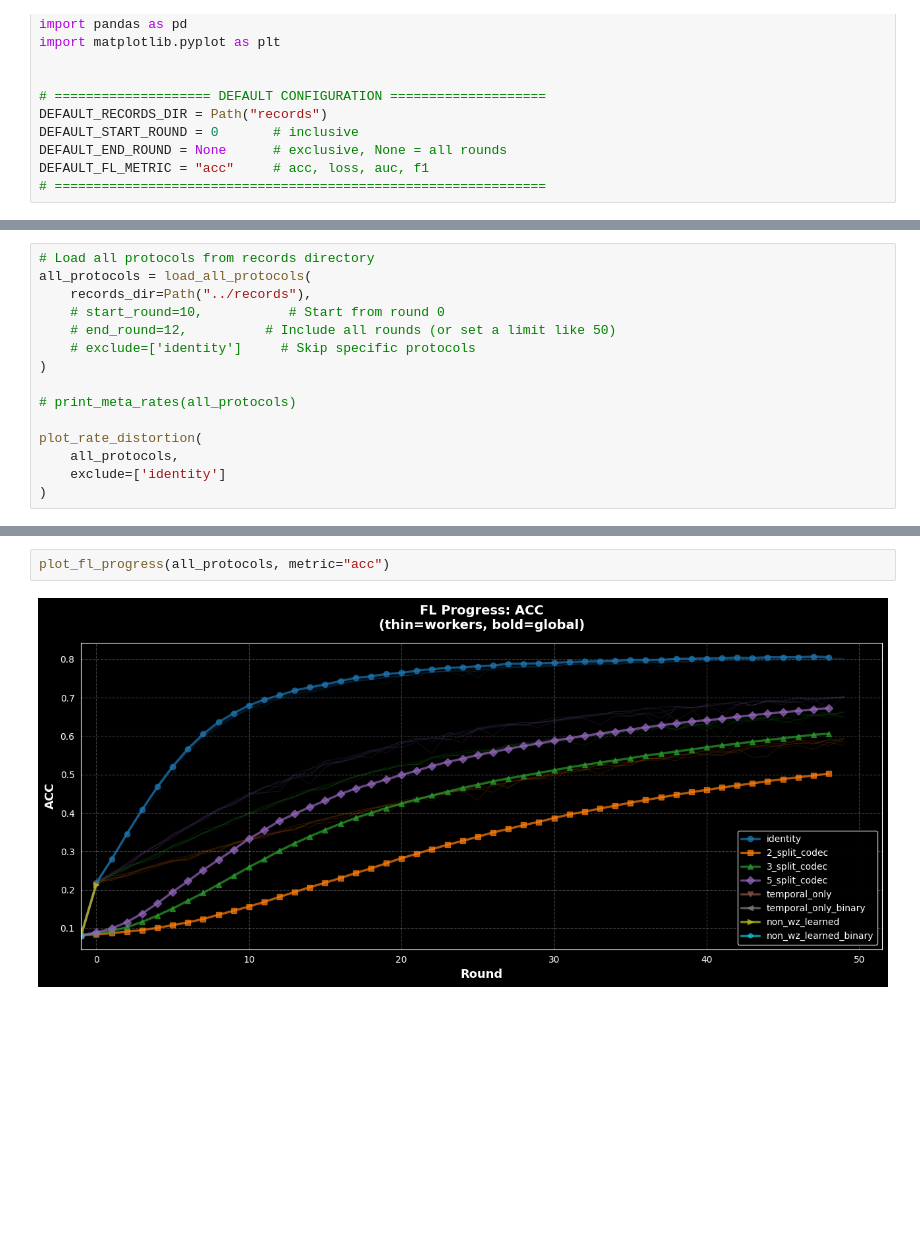
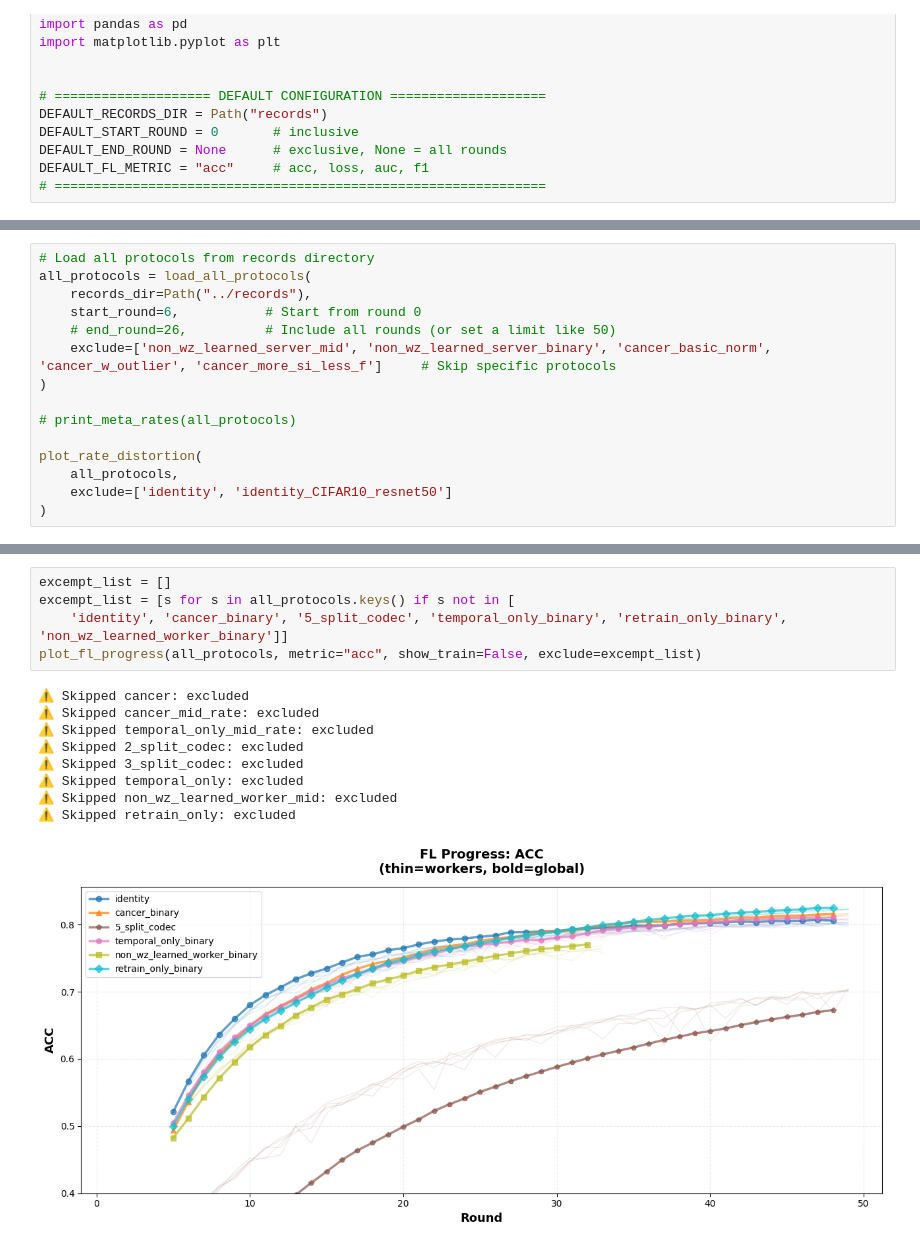
Before and after one commit to HosseinOutward/VUB-ACS-25_Thesis, a Jupyter notebook: FL_code/experiments/records_analysis.ipynb, the cells around one changed output, grey strips where cells are left out. Saved outputs shown, nothing was run; the diff lists cells and outputs as text; blank space fills up the shorter version.

```diff
--- a/FL_code/experiments/records_analysis.ipynb
+++ b/FL_code/experiments/records_analysis.ipynb
@@ -228,15 +240,15 @@ def plot_rate_distortion_progress(all_protocols: Dict[str, pd.DataFrame], dist_c
 # Load all protocols from records directory
 all_protocols = load_all_protocols(
     records_dir=Path("../records"),
-    # start_round=10,           # Start from round 0
-    # end_round=12,          # Include all rounds (or set a limit like 50)
-    # exclude=['identity']     # Skip specific protocols
+    start_round=6,           # Start from round 0
+    # end_round=26,          # Include all rounds (or set a limit like 50)
+    exclude=['non_wz_learned_server_mid', 'non_wz_learned_server_binary', 'cancer_basic_norm', 'cancer_w_outlier', 'cancer_more_si_less_f']     # Skip specific protocols
 )
 
 # print_meta_rates(all_protocols)
 
 plot_rate_distortion(
     all_protocols,
-    exclude=['identity']
+    exclude=['identity', 'identity_CIFAR10_resnet50']
 )
 # %% [output]
@@ -260,5 +279,16 @@ plot_fl_progress(all_protocols, metric="loss")
 # %%
-plot_fl_progress(all_protocols, metric="acc")
+excempt_list = []
+excempt_list = [s for s in all_protocols.keys() if s not in [
+    'identity', 'cancer_binary', '5_split_codec', 'temporal_only_binary', 'retrain_only_binary', 'non_wz_learned_worker_binary']]
+plot_fl_progress(all_protocols, metric="acc", show_train=False, exclude=excempt_list)
 # %% [output]
+⚠ Skipped cancer: excluded
+⚠ Skipped cancer_mid_rate: excluded
+⚠ Skipped temporal_only_mid_rate: excluded
+⚠ Skipped 2_split_codec: excluded
+⚠ Skipped 3_split_codec: excluded
+⚠ Skipped temporal_only: excluded
+⚠ Skipped non_wz_learned_worker_mid: excluded
+⚠ Skipped retrain_only: excluded
-[figure, old version]
+[figure, new version]
 # %%
```
Also changed, not shown: parts of 4 cells of this notebook, 27 other files.
